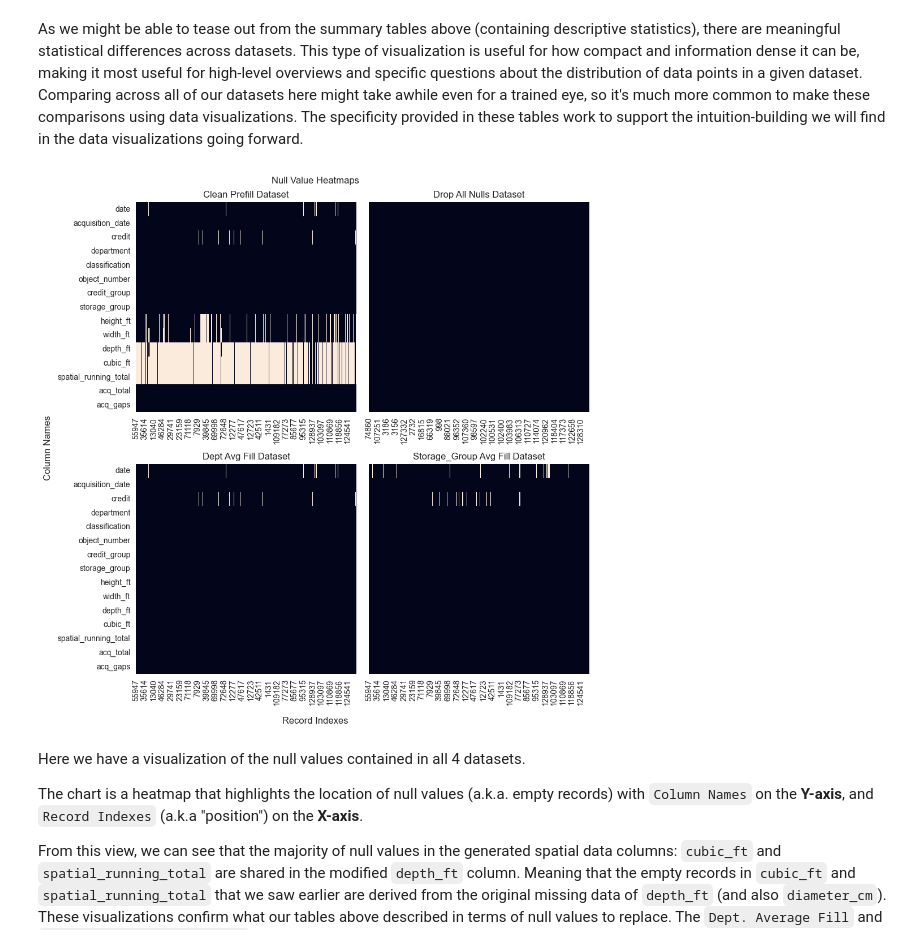
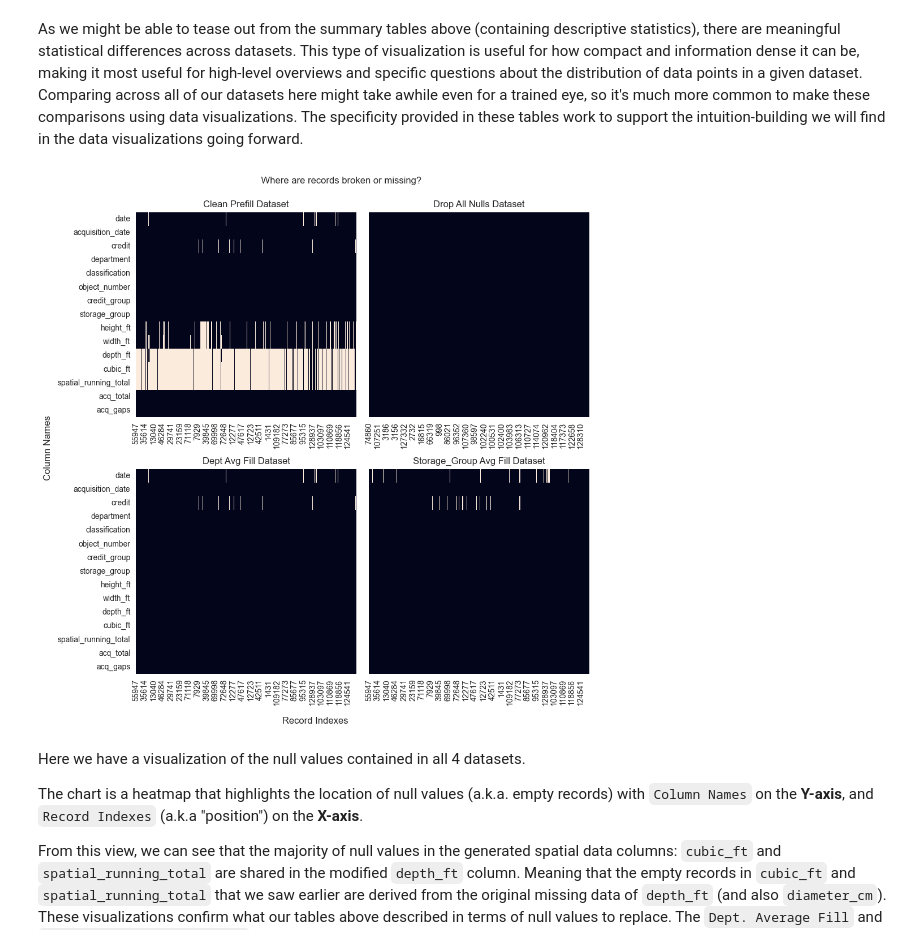
Before and after one commit to marisol-yake/MMM-museum-analytics, a Jupyter notebook: examples/NYC_MoMA_Example/Collections Null Analysis.ipynb, the cells around one changed output. Drawn from its saved outputs; the diff is of its cells as text; code cells hidden in the pictures.

```diff
--- a/examples/NYC_MoMA_Example/Collections Null Analysis.ipynb
+++ b/examples/NYC_MoMA_Example/Collections Null Analysis.ipynb
@@ -359,20 +360,20 @@ As we might be able to tease out from the summary tables above (containing descr
 # %%
 # Null Value Heatmaps
 fig, axes = plt.subplots(2, 2, figsize=(10, 10), sharey = True)
 
 plot_null_values(datasets["clean-prefill-dataset"], "clean-prefill-dataset", export=False, ax = axes[0, 0])
 plot_null_values(datasets["drop-all-nulls-dataset"], "drop-all-nulls-dataset", export=False, ax = axes[0, 1])
 plot_null_values(datasets["dept-avg-fill-dataset"], "dept-avg-fill-dataset", export=False, ax = axes[1, 0])
 plot_null_values(datasets["storage_group-avg-fill-dataset"], "storage_group-avg-fill-dataset", export=False, ax = axes[1, 1])
 
-plt.suptitle("Null Value Heatmaps")
+plt.suptitle((" " * 20)+"Where are records broken or missing?\n")
 fig.supxlabel("Record Indexes")
 fig.supylabel("Column Names")
 plt.tight_layout()
 plt.show()
 plt.close()
 # %% [output]
-[figure, old version]
+[figure, new version]
 # %% [markdown]
 Here we have a visualization of the null values contained in all 4 datasets.
 
```
Also changed, not shown: parts of 12 cells of this notebook, 1 other file.
